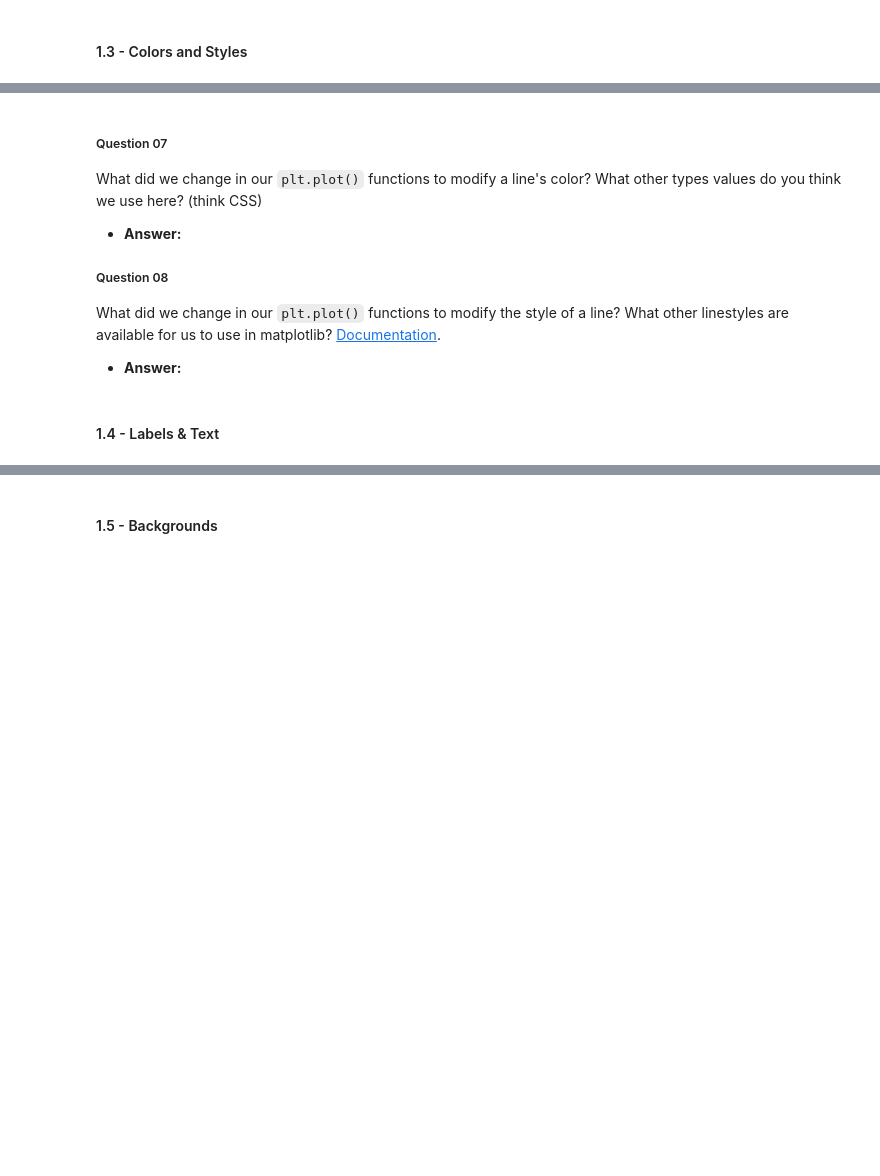
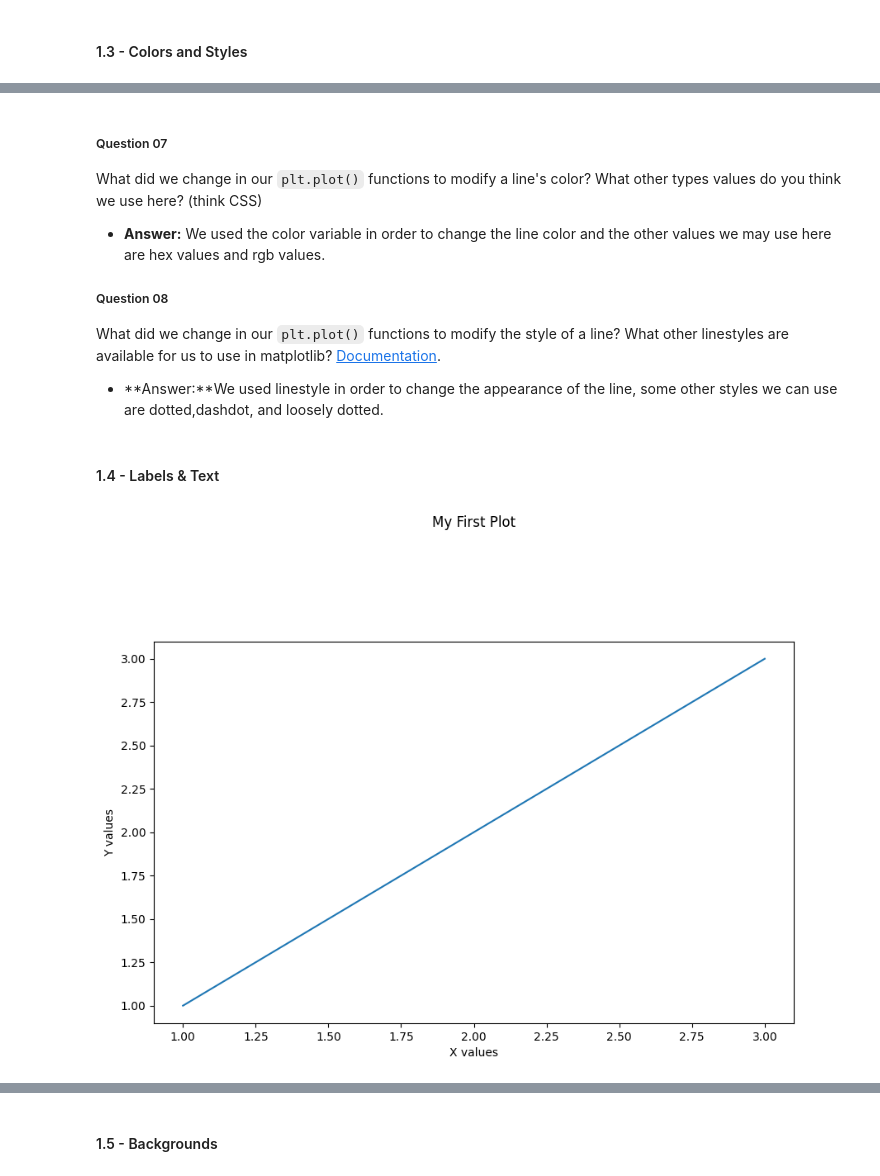
Before and after one commit to Tracey26/unit-3-date-science, a Jupyter notebook: 00_intro.ipynb, the cells around one changed output, grey strips where cells are left out. Cells and saved outputs as stored; diff of their text form; code cells hidden in the pictures; blank space fills up the shorter version.

```diff
--- a/00_intro.ipynb
+++ b/00_intro.ipynb
@@ -177,20 +175,22 @@ plt.show()
 # %% [markdown]
 ##### Question 07
 What did we change in our `plt.plot()` functions to modify a line's color? What other types values do you think we use here? (think CSS)
-- **Answer:**
+- **Answer:**  We used the color variable in order to change the line color and the other values we may use here are hex values and rgb values.
 
 ##### Question 08
 What did we change in our `plt.plot()` functions to modify the style of a line? What other linestyles are available for us to use in matplotlib? [Documentation](https://matplotlib.org/stable/).
-- **Answer:**
+- **Answer:**We used linestyle in order to change the appearance of the line, some other styles we can use are dotted,dashdot, and loosely dotted.
 # %% [markdown]
 #### 1.4 - Labels & Text
 # %%
 plt.figure(figsize=(10, 6))
 plt.plot([1, 2, 3], [1, 2, 3])
-plt.title('My First Plot', pad=20)
+plt.title('My First Plot', pad=100)
 plt.xlabel('X values')
 plt.ylabel('Y values')
 plt.show()
+# %% [output]
+[figure, added]
 # %% [markdown]
 ##### Question 09
 What does the pad=20 in `plt.title()` do? Try different numbers.
```
Also changed, not shown: parts of 7 cells of this notebook, 2 other files.
